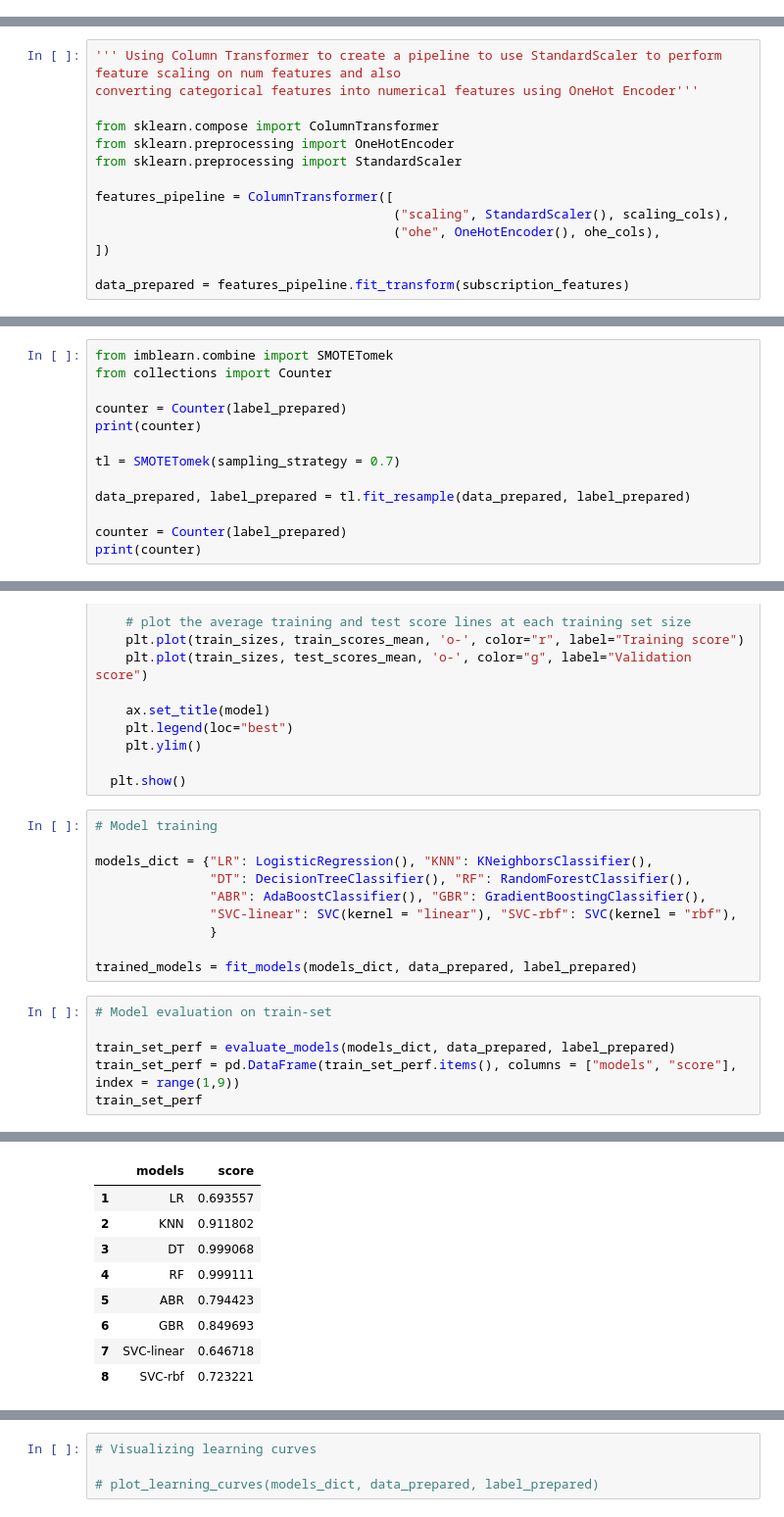
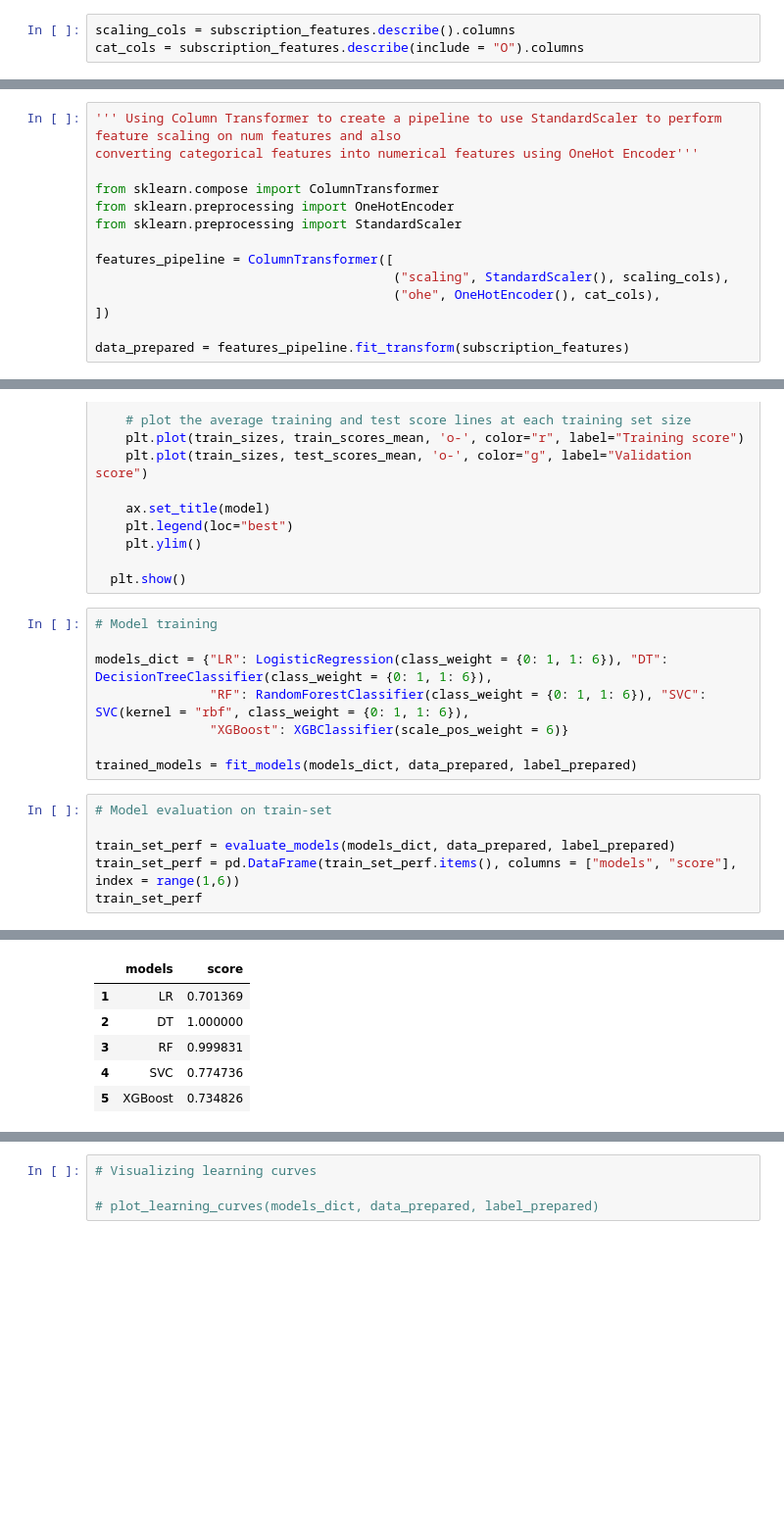
Before and after one commit to RupeshSharma14/Bank-Marketing-Effectiveness-Prediction, a Jupyter notebook: Bank_Marketing_Effectiveness_Prediction_Capstone_Project.ipynb, the cells around one changed output, grey strips where cells are left out. Shown at 98% size. Cells and saved outputs as stored; diff of their text form; blank space fills up the shorter version.

```diff
--- a/Bank_Marketing_Effectiveness_Prediction_Capstone_Project.ipynb
+++ b/Bank_Marketing_Effectiveness_Prediction_Capstone_Project.ipynb
@@ -411,3 +500,6 @@ scaling_cols = ["age", "balance", "job_type", "education", "before_campaign_cont
+# %%
+scaling_cols = subscription_features.describe().columns
+cat_cols = subscription_features.describe(include = "O").columns
 # %%
 # Labeling the target variable
 
@@ -425,7 +533,7 @@ from sklearn.preprocessing import StandardScaler
 
 features_pipeline = ColumnTransformer([
                                        ("scaling", StandardScaler(), scaling_cols),
-                                       ("ohe", OneHotEncoder(), ohe_cols),
+                                       ("ohe", OneHotEncoder(), cat_cols),
 ])
 
 data_prepared = features_pipeline.fit_transform(subscription_features)
@@ -436,13 +539,0 @@ data_prepared = features_pipeline.fit_transform(subscription_features)
-# %%
-from imblearn.combine import SMOTETomek
-from collections import Counter
-
-counter = Counter(label_prepared)
-print(counter)
-
-tl = SMOTETomek(sampling_strategy = 0.7)
-
-data_prepared, label_prepared = tl.fit_resample(data_prepared, label_prepared)
-
-counter = Counter(label_prepared)
-print(counter)
@@ -523,17 +618,15 @@ def plot_learning_curves(models_dict, data_prepared, label_prepared):
 # %%
 # Model training
 
-models_dict = {"LR": LogisticRegression(), "KNN": KNeighborsClassifier(),
-               "DT": DecisionTreeClassifier(), "RF": RandomForestClassifier(),
-               "ABR": AdaBoostClassifier(), "GBR": GradientBoostingClassifier(),
-               "SVC-linear": SVC(kernel = "linear"), "SVC-rbf": SVC(kernel = "rbf"),
-               }
+models_dict = {"LR": LogisticRegression(class_weight = {0: 1, 1: 6}), "DT": DecisionTreeClassifier(class_weight = {0: 1, 1: 6}),
+               "RF": RandomForestClassifier(class_weight = {0: 1, 1: 6}), "SVC": SVC(kernel = "rbf", class_weight = {0: 1, 1: 6}),
+               "XGBoost": XGBClassifier(scale_pos_weight = 6)}
 
 trained_models = fit_models(models_dict, data_prepared, label_prepared)
 # %%
 # Model evaluation on train-set
 
 train_set_perf = evaluate_models(models_dict, data_prepared, label_prepared)
-train_set_perf = pd.DataFrame(train_set_perf.items(), columns = ["models", "score"], index = range(1,9))
+train_set_perf = pd.DataFrame(train_set_perf.items(), columns = ["models", "score"], index = range(1,6))
 train_set_perf
 # %% [output]
@@ -540,12 +650,9 @@ train_set_perf
 |  | models | score |
-| 1 | LR | 0.693557 |
-| 2 | KNN | 0.911802 |
-| 3 | DT | 0.999068 |
-| 4 | RF | 0.999111 |
-| 5 | ABR | 0.794423 |
-| 6 | GBR | 0.849693 |
-| 7 | SVC-linear | 0.646718 |
-| 8 | SVC-rbf | 0.723221 |
+| 1 | LR | 0.701369 |
+| 2 | DT | 1.000000 |
+| 3 | RF | 0.999831 |
+| 4 | SVC | 0.774736 |
+| 5 | XGBoost | 0.734826 |
 # %%
 # Model evaluation on cross validation
 
```
Also changed, not shown: parts of 60 cells of this notebook.
